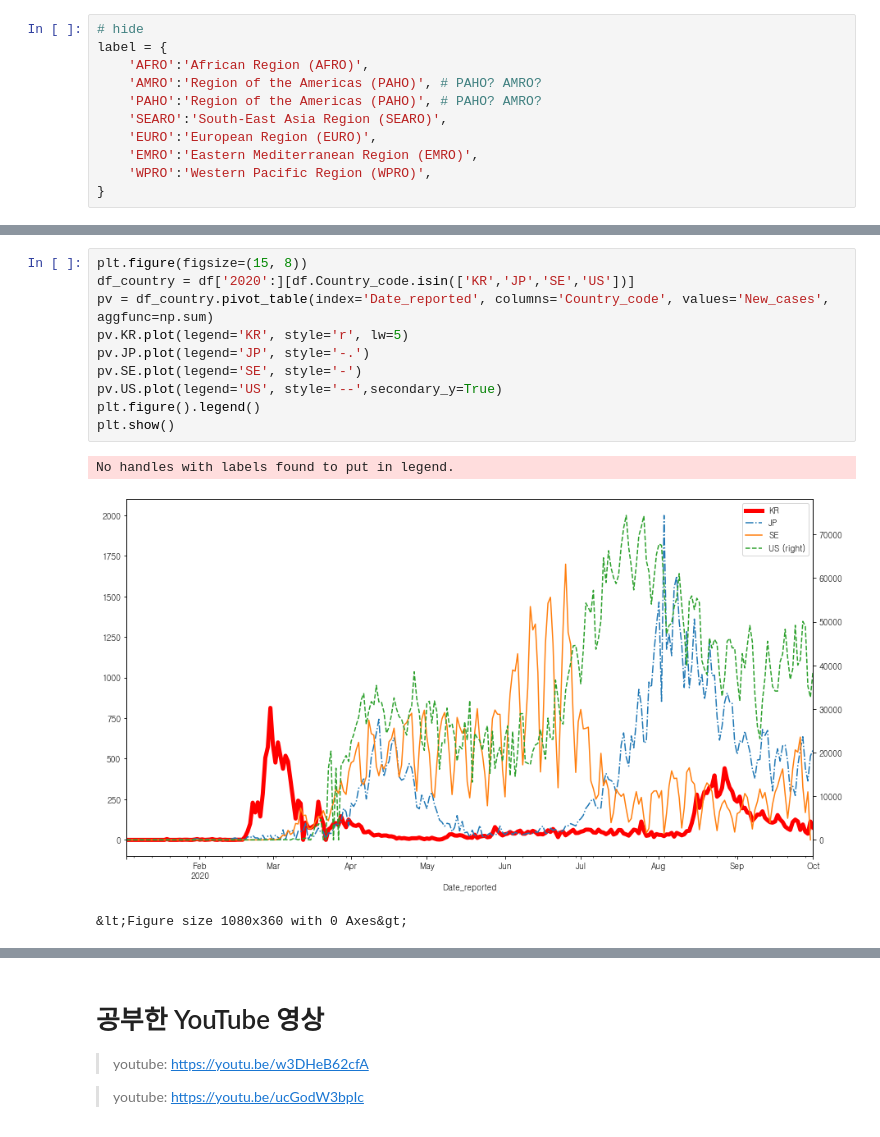
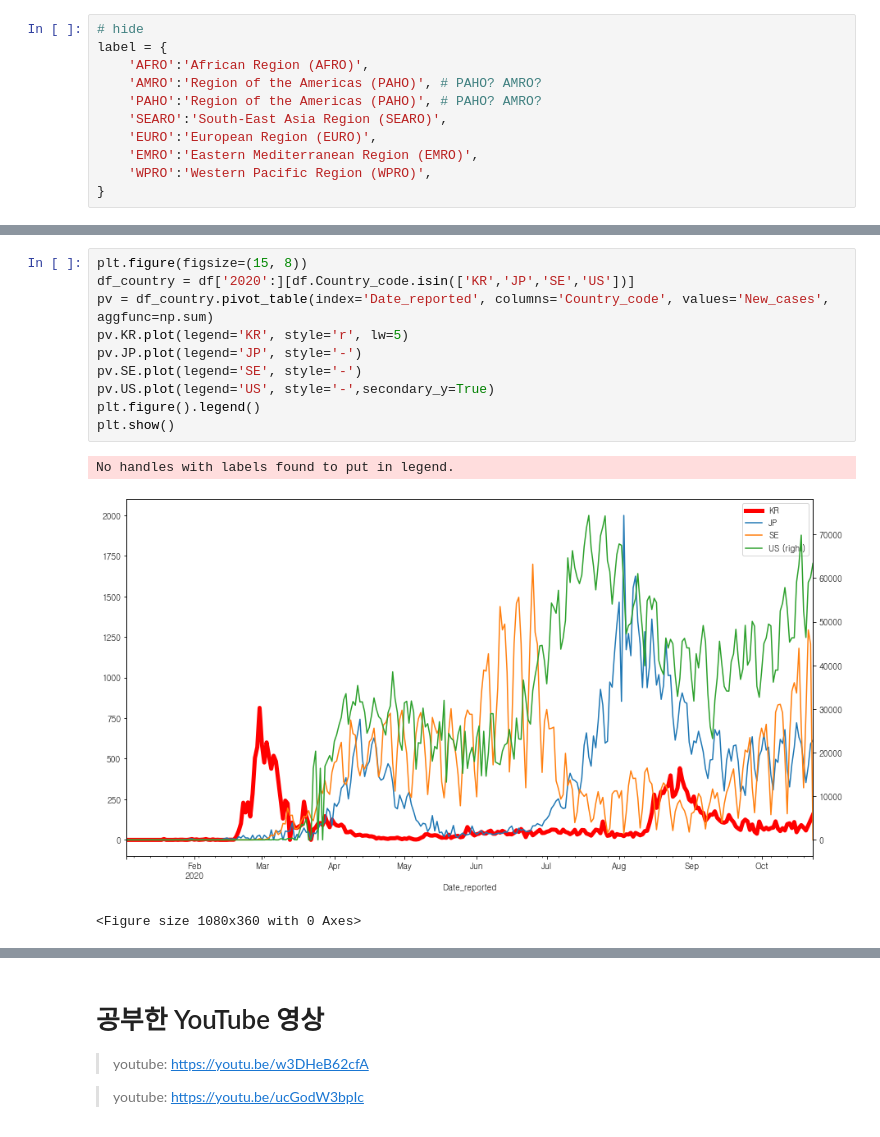
Before and after one commit to reddiana/blog, a Jupyter notebook: _notebooks/2020-08-19-Economic_indicators.ipynb, the cells around one changed output, grey strips where cells are left out. Saved outputs shown, nothing was run; the diff lists cells and outputs as text.

```diff
--- a/_notebooks/2020-08-19-Economic_indicators.ipynb
+++ b/_notebooks/2020-08-19-Economic_indicators.ipynb
@@ -273,17 +273,17 @@ ax = pv.plot(figsize=(15, 8)).grid()
 # %%
 plt.figure(figsize=(15, 8))
 df_country = df['2020':][df.Country_code.isin(['KR','JP','SE','US'])]
 pv = df_country.pivot_table(index='Date_reported', columns='Country_code', values='New_cases', aggfunc=np.sum)
 pv.KR.plot(legend='KR', style='r', lw=5)
-pv.JP.plot(legend='JP', style='-.')
+pv.JP.plot(legend='JP', style='-')
 pv.SE.plot(legend='SE', style='-')
-pv.US.plot(legend='US', style='--',secondary_y=True)
+pv.US.plot(legend='US', style='-',secondary_y=True)
 plt.figure().legend()
 plt.show()
 # %% [output]
 No handles with labels found to put in legend.
-[figure, old version]
+[figure, new version]
-&lt;Figure size 1080x360 with 0 Axes&gt;
+<Figure size 1080x360 with 0 Axes>
 # %%
 import datetime
 datetime.datetime.now().strftime('%c')
```
Also changed, not shown: parts of 8 cells of this notebook.
